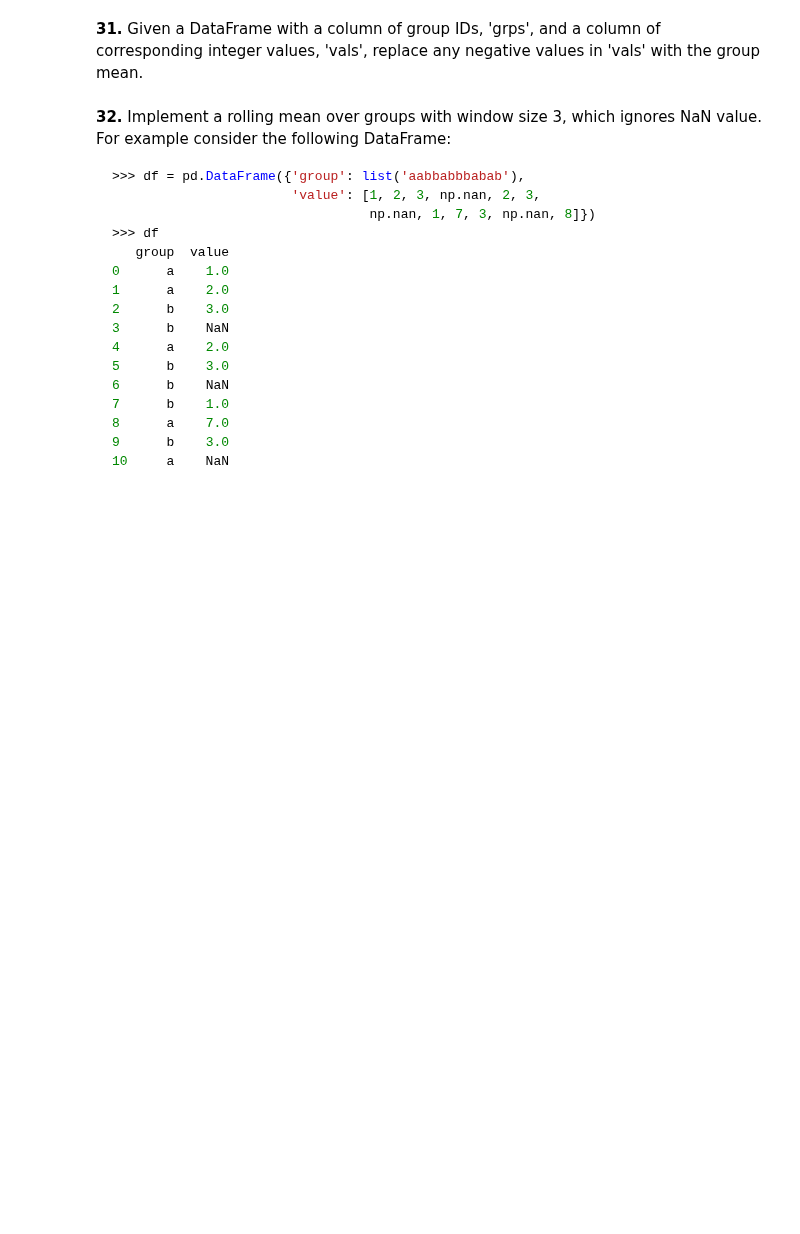
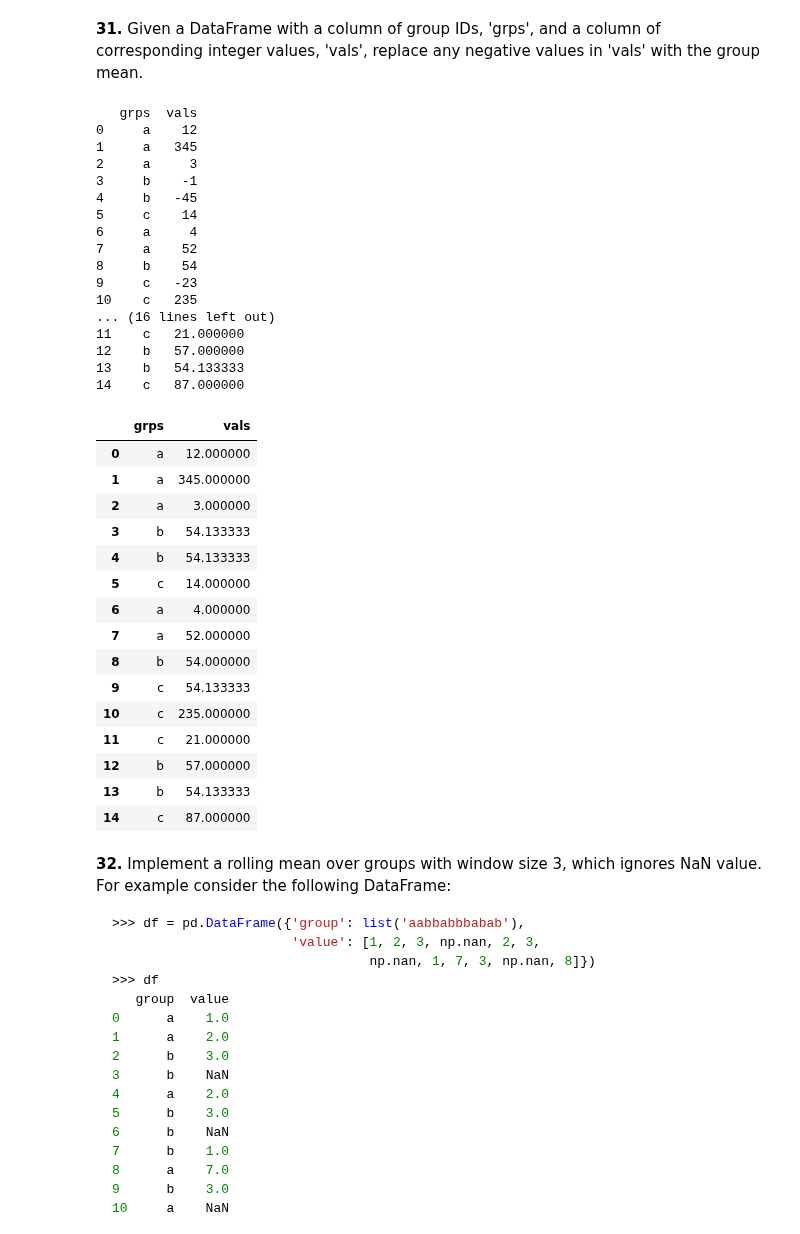
Before and after one commit to w26738/Notebook, a Jupyter notebook: data_analysis/100-pandas-puzzles.ipynb, the cells around one changed output. Drawn from its saved outputs; the diff is of its cells as text; code cells hidden in the pictures; blank space fills up the shorter version.

```diff
--- a/data_analysis/100-pandas-puzzles.ipynb
+++ b/data_analysis/100-pandas-puzzles.ipynb
@@ -570,5 +608,54 @@ Here's an alternative approach based on a [cookbook recipe](http://pandas.pydata
 # %% [markdown]
 **31.** Given a DataFrame with a column of group IDs, 'grps', and a column of corresponding integer values, 'vals', replace any negative values in 'vals' with the group mean.
+# %%
+df = pd.DataFrame({'grps': list('aaabbcaabcccbbc'),
+                   'vals': [12,345,3,-1,-45,14,4,52,54,-23,235,21,57,-3,87]})
+print(df)
+
+# 1
+mask = df['vals'] < 0
+# .loc[] is primarily label based, but may also be used with a boolean array.
+# https://stackoverflow.com/questions/21608228/conditional-replace-pandas
+df.loc[mask, 'vals'] = df.vals.mean()
+print(df)
+
+# 2
+df[df['vals'] < 0].loc[:,'vals'] = df.mean()
+df
+# %% [output]
+   grps  vals
+0     a    12
+1     a   345
+2     a     3
+3     b    -1
+4     b   -45
+5     c    14
+6     a     4
+7     a    52
+8     b    54
+9     c   -23
+10    c   235
+... (16 lines left out)
+11    c   21.000000
+12    b   57.000000
+13    b   54.133333
+14    c   87.000000
+|  | grps | vals |
+| 0 | a | 12.000000 |
+| 1 | a | 345.000000 |
+| 2 | a | 3.000000 |
+| 3 | b | 54.133333 |
+| 4 | b | 54.133333 |
+| 5 | c | 14.000000 |
+| 6 | a | 4.000000 |
+| 7 | a | 52.000000 |
+| 8 | b | 54.000000 |
+| 9 | c | 54.133333 |
+| 10 | c | 235.000000 |
+| 11 | c | 21.000000 |
+| 12 | b | 57.000000 |
+| 13 | b | 54.133333 |
+| 14 | c | 87.000000 |
 # %% [markdown]
 **32.** Implement a rolling mean over groups with window size 3, which ignores NaN value. For example consider the following DataFrame:
 
```
Also changed, not shown: parts of 16 cells of this notebook.
